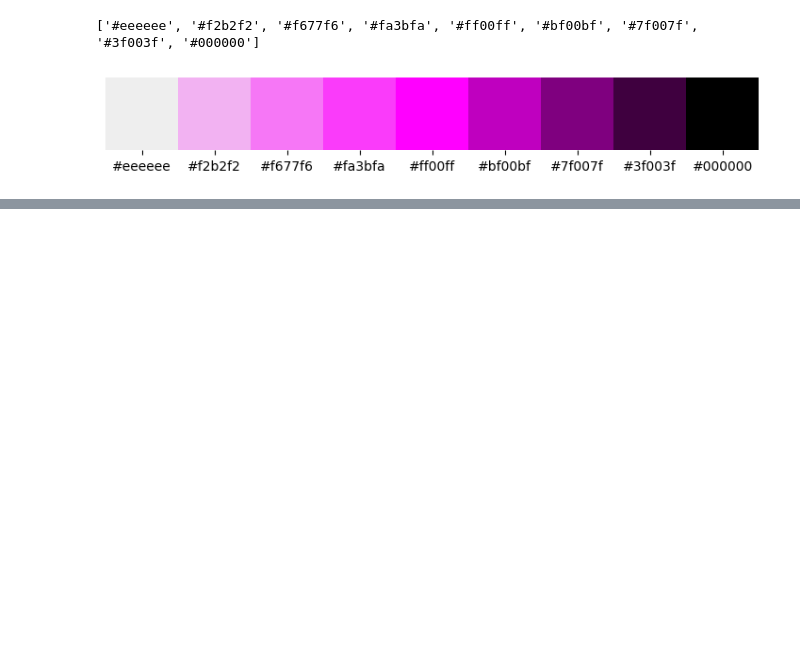
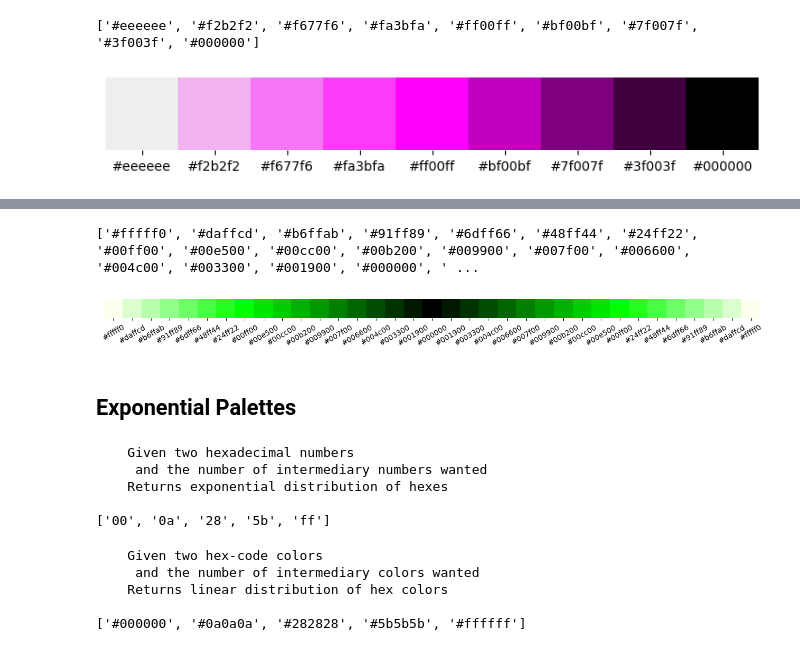
Before and after one commit to sethclose/colors, a Jupyter notebook: Hex Color Blending.ipynb, the cells around one changed output, grey strips where cells are left out. Saved outputs shown, nothing was run; the diff lists cells and outputs as text; code cells hidden in the pictures; blank space fills up the shorter version.

```diff
--- a/Hex Color Blending.ipynb
+++ b/Hex Color Blending.ipynb
@@ -182,0 +203,9 @@ plot_palette(color_palette)
+# %%
+color_palette = array_palette(['#fffff0', '#00ff00', '#000000', '#00ff00', '#fffff0'], [6, 9, 9, 6, ])
+print(color_palette)
+plot_palette(color_palette)
+# %% [output]
+['#fffff0', '#daffcd', '#b6ffab', '#91ff89', '#6dff66', '#48ff44', '#24ff22', '#00ff00', '#00e500', '#00cc00', '#00b200', '#009900', '#007f00', '#006600', '#004c00', '#003300', '#001900', '#000000', ' ...
+[figure, added]
+# %% [markdown]
+## Exponential Palettes
@@ -182,0 +215,52 @@ plot_palette(color_palette)
+# %%
+def exp_array_hexes(hex_one, hex_two, num, order):
+    """
+    Given two hexadecimal numbers
+     and the number of intermediary numbers wanted
+    Returns exponential distribution of hexes
+    """
+
+    start_int = int(hex_one, 16)
+    end_int = int(hex_two, 16)
+    hexes = expspace(start_int, end_int, num, order)
+    for i, n in enumerate(hexes):
+        hex_num = hex(int(n))[2:]
+        if len(hex_num) == 1:
+            hex_num = '0' + hex_num
+        hexes[i] = hex_num
+    return hexes
+
+    hexes = [f'{hex(int(n))[2:]}' if int(n)>9 else '0'+str(n) for n in hexes]
+    return hexes
+
+print(exp_array_hexes.__doc__)
+print(exp_array_hexes('00', 'ff', 5, 2))
+# %% [output]
+    Given two hexadecimal numbers
+     and the number of intermediary numbers wanted
+    Returns exponential distribution of hexes
+
+['00', '0a', '28', '5b', 'ff']
+# %%
+def exp_array_hex_colors(hex_color_one, hex_color_two, num, order):
+    """
+    Given two hex-code colors
+     and the number of intermediary colors wanted
+    Returns linear distribution of hex colors
+    """
+    reds = exp_array_hexes(hex_color_one[1:3], hex_color_two[1:3], num, order)
+    greens = exp_array_hexes(hex_color_one[3:5], hex_color_two[3:5], num, order)
+    blues = exp_array_hexes(hex_color_one[5:7], hex_color_two[5:7], num, order)
+    colors = []
+    for i in range(num):
+        colors.append('#'+reds[i]+greens[i]+blues[i])
+    return colors
+
+print(exp_array_hex_colors.__doc__)
+print(exp_array_hex_colors('#000000', '#ffffff', 5, 2))
+# %% [output]
+    Given two hex-code colors
+     and the number of intermediary colors wanted
+    Returns linear distribution of hex colors
+
+['#000000', '#0a0a0a', '#282828', '#5b5b5b', '#ffffff']
```
Also changed, not shown: parts of 9 cells of this notebook.
